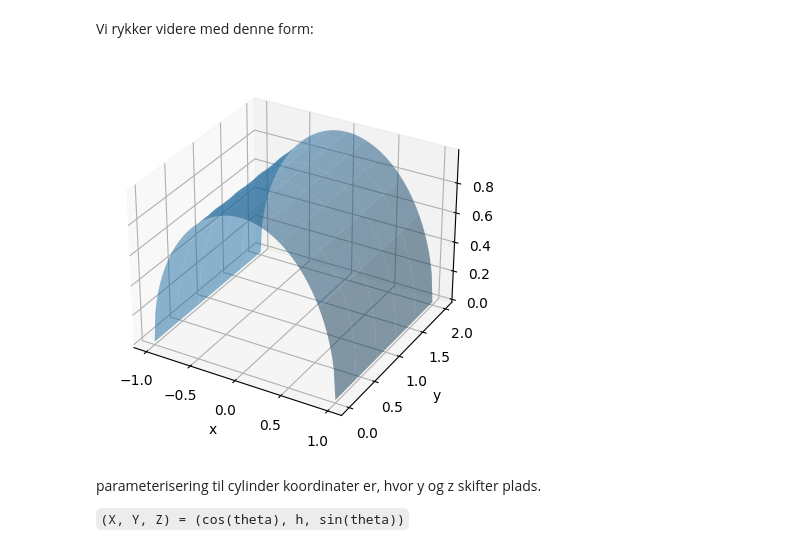
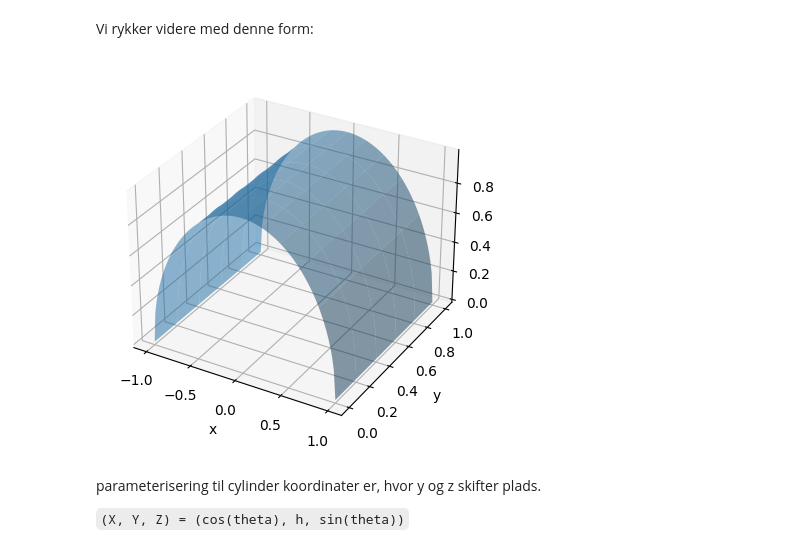
Before and after one commit to GabrielYassine/Solar-Panel-Optimizer, a Jupyter notebook: solpanel_projekt.ipynb, the cells around one changed output. Cells and saved outputs as stored; diff of their text form; code cells hidden in the pictures.

```diff
--- a/solpanel_projekt.ipynb
+++ b/solpanel_projekt.ipynb
@@ -925,30 +908,30 @@ Vi rykker videre med denne form:
 # %%
 import matplotlib.pyplot as plt
 import numpy as np
 from mpl_toolkits.mplot3d import Axes3D
 
 fig = plt.figure()
 ax = fig.add_subplot(111, projection='3d')
 
 # Cylinder
 x = np.linspace(-1, 1, 100)
-y = np.linspace(0, 2, 100)
+y = np.linspace(0, 1, 100)
 
 Xc, Yc = np.meshgrid(x, y)
 Zc = np.sqrt(1 - Xc**2)
 
 # Draw parameters
 rstride = 20
 cstride = 10
 ax.plot_surface(Xc, Yc, Zc, alpha=0.5, rstride=rstride, cstride=cstride)
 
 ax.set_xlabel("x")
 ax.set_ylabel("y")
 ax.set_zlabel("z")
 
 plt.show()
 # %% [output]
-[figure, old version]
+[figure, new version]
 # %% [markdown]
 parameterisering til cylinder koordinater er, hvor y og z skifter plads.
 
```
Also changed, not shown: parts of 7 cells of this notebook.
